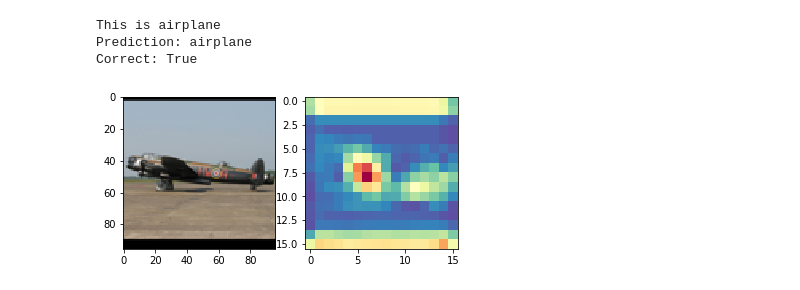
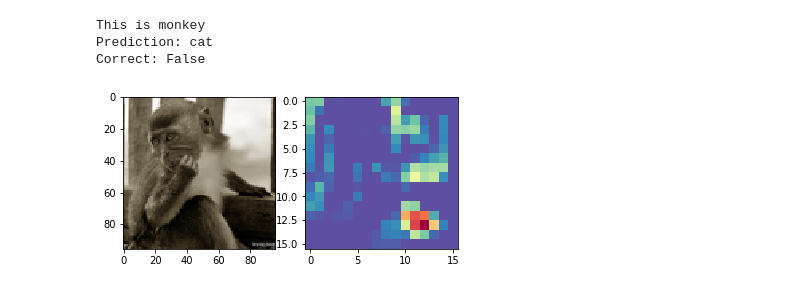
Before and after one commit to jinh0park/Deepeest-Quest-stl_10_cnn, a Jupyter notebook: gradcam_neat.ipynb, the cells around one changed output. Drawn from its saved outputs; the diff is of its cells as text; code cells hidden in the pictures.

```diff
--- a/gradcam_neat.ipynb
+++ b/gradcam_neat.ipynb
@@ -38,6 +38,6 @@ sys.version_info(major=3, minor=6, micro=5, releaselevel='final', serial=0)
 INFO:tensorflow:Restoring parameters from ./model\final_model
 # %%
-index = 10
+index = 36
 # %%
 image_sample = images_test[index,:,:,:]
 image_sample_gray = images_test_gray[index,:,:,:]
@@ -53,38 +53,38 @@ index_of_real = label_sample.argmax()
 print('This is', label_name[index_of_real])
 
 training = graph.get_tensor_by_name("Placeholder:0")
 
 f, p, corr, logits= sess.run([xs, pred, correct, ys], feed_dict={X:image_sample_feed, Y:label_sample_feed, training:False})
 index_of_prediction = p[0]
 print('Prediction:',label_name[index_of_prediction])
 print('Correct:', corr[0])
-G_real, G_pred = sess.run([grads[index_of_real], grads[index_of_prediction+1]], feed_dict={X:image_sample_feed, training:False})
+G_real, G_pred = sess.run([grads[index_of_real], grads[index_of_prediction]], feed_dict={X:image_sample_feed, training:False})
 G = G_pred[0]
 
 alpha = G.mean(axis=(0,1,2))
 L = f * alpha
 d = L.max() - L.min()
 
 L_grad_cam = L.sum(axis=(0,3))
 
 L_grad_cam = np.maximum(L_grad_cam, 0)
 L_grad_cam = L_grad_cam / d * 255
 L_grad_cam = L_grad_cam.astype('int')
 
 fig = plt.figure()
 ax1 = fig.add_subplot(1,2,1)
 ax2 = fig.add_subplot(1,2,2)
 
-ax1.imshow(img)
+ax1.imshow(img.astype('uint8'))
 # cmap을 반대로 해주기 위해 255에서 빼주기
 ax2.imshow(255-L_grad_cam, cmap="Spectral")
 
-plt.imsave('real-{}.png'.format(index),img)
+plt.imsave('real-{}.png'.format(index),img.astype('uint8'))
 plt.imsave('gradcam_pred-{}.png'.format(index),255-L_grad_cam, cmap="Spectral")
 plt.show()
 # %% [output]
-This is airplane
-Prediction: airplane
-Correct: True
+This is monkey
+Prediction: cat
+Correct: False
-[figure, old version]
+[figure, new version]
 # %%
```
Also changed, not shown: parts of 2 cells of this notebook, 8 other files.
